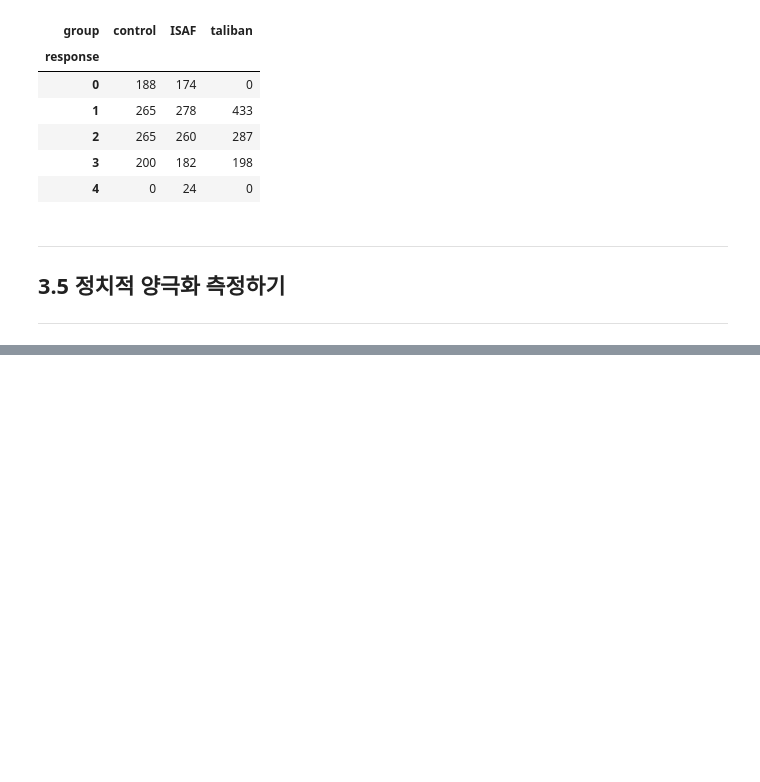
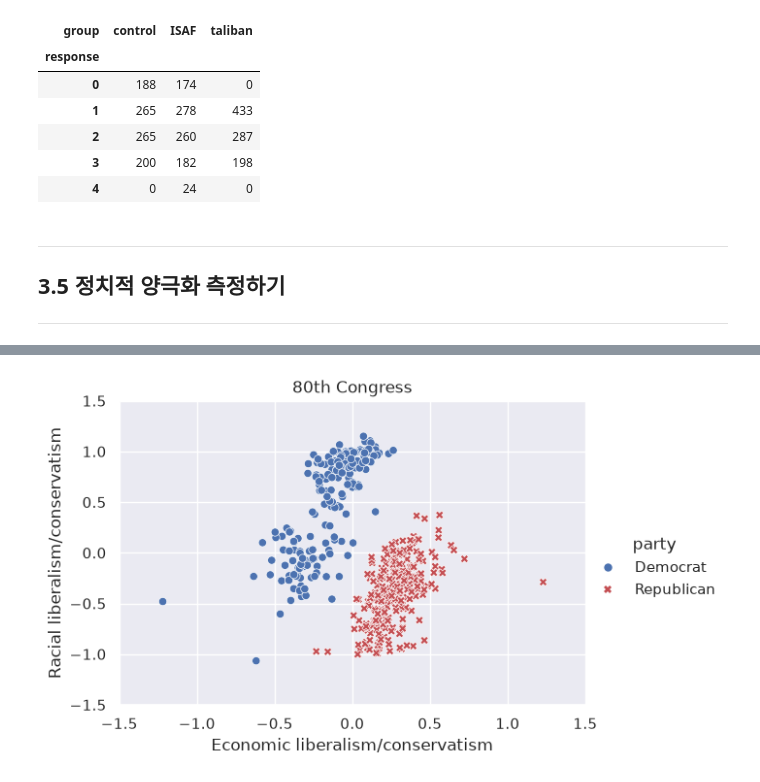
Before and after one commit to lee-data-socio/studies, a Jupyter notebook: qss/ch03_MEASUREMENT.ipynb, the cells around one changed output, grey strips where cells are left out. Drawn from its saved outputs; the diff is of its cells as text; code cells hidden in the pictures; blank space fills up the shorter version.

```diff
--- a/qss/ch03_MEASUREMENT.ipynb
+++ b/qss/ch03_MEASUREMENT.ipynb
@@ -345,0 +359,3 @@ pd.crosstab(afghan['list.response'], afghan['list.group'],
+# %%
+congress = pd.read_csv('congress.csv')
+congress.head()
@@ -345,0 +388,12 @@ pd.crosstab(afghan['list.response'], afghan['list.group'],
+# %%
+xlab = 'Economic liberalism/conservatism'
+ylab = 'Racial liberalism/conservatism'
+lim = (-1.5, 1.5)
+
+sns.relplot(
+    data=congress.loc[(congress['congress'] == 80) & (congress['party'] != 'Other')],
+    x='dwnom1', y='dwnom2', hue='party', style='party', palette=['b', 'r'],
+    height=4, aspect=1.5
+).set(title='80th Congress', xlabel=xlab, ylabel=ylab, xlim=lim, ylim=lim);
+# %% [output]
+[figure, added]
```
Also changed, not shown: parts of 96 cells of this notebook, 4 other files.
